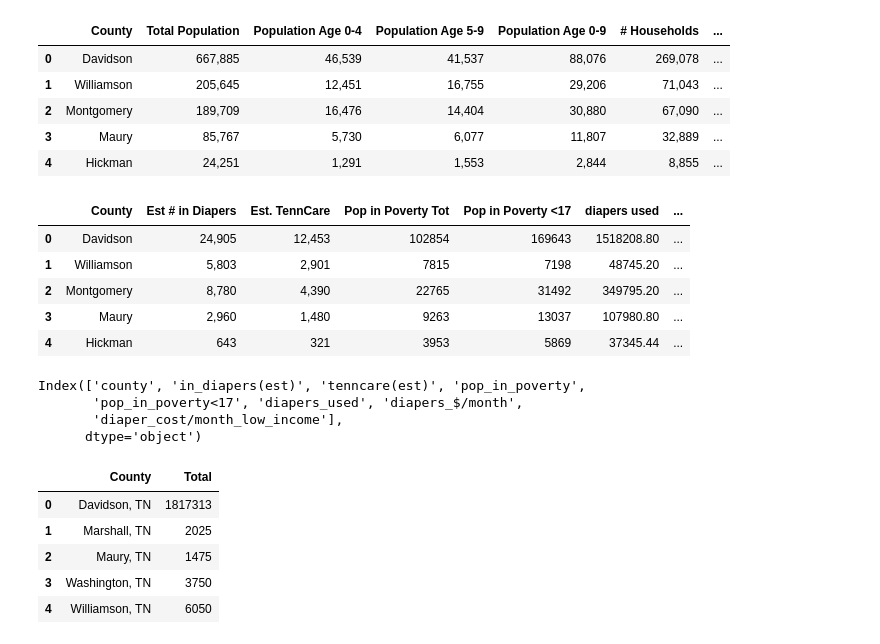
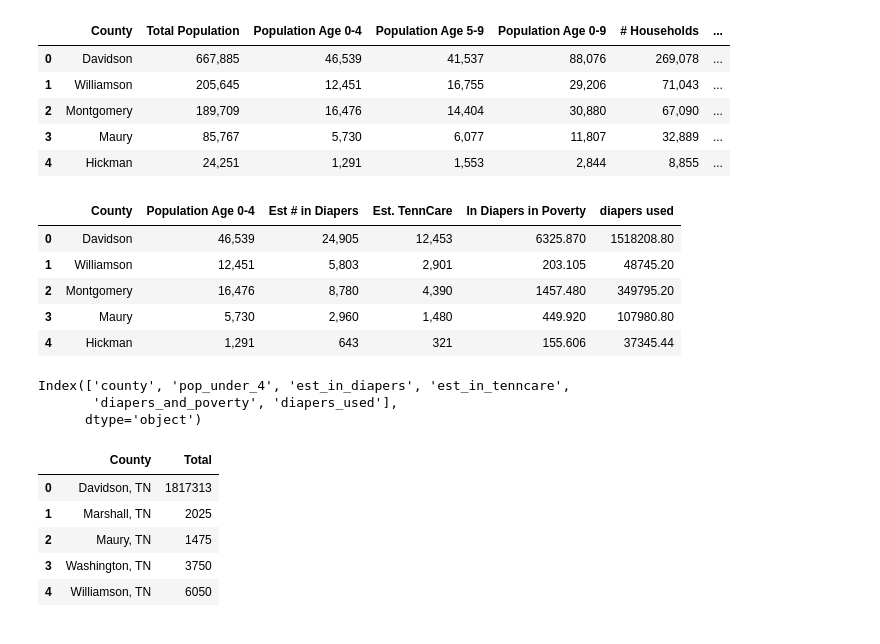
Before and after one commit to paulballenger/nashville_diaper_connection, a Jupyter notebook: notebooks/diapers_by_county.ipynb, the cells around one changed output. Drawn from its saved outputs; the diff is of its cells as text; code cells hidden in the pictures.

```diff
--- a/notebooks/diapers_by_county.ipynb
+++ b/notebooks/diapers_by_county.ipynb
@@ -18,38 +19,33 @@ county_stats.head()
 # %%
 #only keep needed columns
 county_stats = county_stats[['County',
+                             'Population Age 0-4',
                              'Est # in Diapers',
                              'Est. TennCare',
-                             'Pop in Poverty Tot',
-                             'Pop in Poverty <17',
-                             'diapers used',
-                             'Diaper cost/month',
-                             '$ per county/month for low income'
+                             'In Diapers in Poverty',
+                             'diapers used'
                             ]].copy()
 county_stats.head()
 # %% [output]
-|  | County | Est # in Diapers | Est. TennCare | Pop in Poverty Tot | Pop in Poverty <17 | diapers used | ... |
-| 0 | Davidson | 24,905 | 12,453 | 102854 | 169643 | 1518208.80 | ... |
-| 1 | Williamson | 5,803 | 2,901 | 7815 | 7198 | 48745.20 | ... |
-| 2 | Montgomery | 8,780 | 4,390 | 22765 | 31492 | 349795.20 | ... |
-| 3 | Maury | 2,960 | 1,480 | 9263 | 13037 | 107980.80 | ... |
-| 4 | Hickman | 643 | 321 | 3953 | 5869 | 37345.44 | ... |
+|  | County | Population Age 0-4 | Est # in Diapers | Est. TennCare | In Diapers in Poverty | diapers used |
+| 0 | Davidson | 46,539 | 24,905 | 12,453 | 6325.870 | 1518208.80 |
+| 1 | Williamson | 12,451 | 5,803 | 2,901 | 203.105 | 48745.20 |
+| 2 | Montgomery | 16,476 | 8,780 | 4,390 | 1457.480 | 349795.20 |
+| 3 | Maury | 5,730 | 2,960 | 1,480 | 449.920 | 107980.80 |
+| 4 | Hickman | 1,291 | 643 | 321 | 155.606 | 37345.44 |
 # %%
 #rename columns
 county_stats = county_stats.rename(columns = {'County':'county',
-                                              'Est # in Diapers':'in_diapers(est)',
-                                              'Est. TennCare':'tenncare(est)',
-                                              'Pop in Poverty Tot':'pop_in_poverty',
-                                              'Pop in Poverty <17':'pop_in_poverty<17',
-                                              'diapers used':'diapers_used',
-                                              'Diaper cost/month':'diapers_$/month',
-                                              '$ per county/month for low income':'diaper_cost/month_low_income',
+                                              'Population Age 0-4':'pop_under_4',
+                                              'Est # in Diapers':'est_in_diapers',
+                                              'Est. TennCare':'est_in_tenncare',
+                                              'In Diapers in Poverty':'diapers_and_poverty',
+                                              'diapers used':'diapers_used'
                                              })
 county_stats.columns
 # %% [output]
-Index(['county', 'in_diapers(est)', 'tenncare(est)', 'pop_in_poverty',
-       'pop_in_poverty<17', 'diapers_used', 'diapers_$/month',
-       'diaper_cost/month_low_income'],
+Index(['county', 'pop_under_4', 'est_in_diapers', 'est_in_tenncare',
+       'diapers_and_poverty', 'diapers_used'],
       dtype='object')
 # %%
 #import NDC deliveries csv
```
Also changed, not shown: parts of 11 cells of this notebook, 4 other files.
